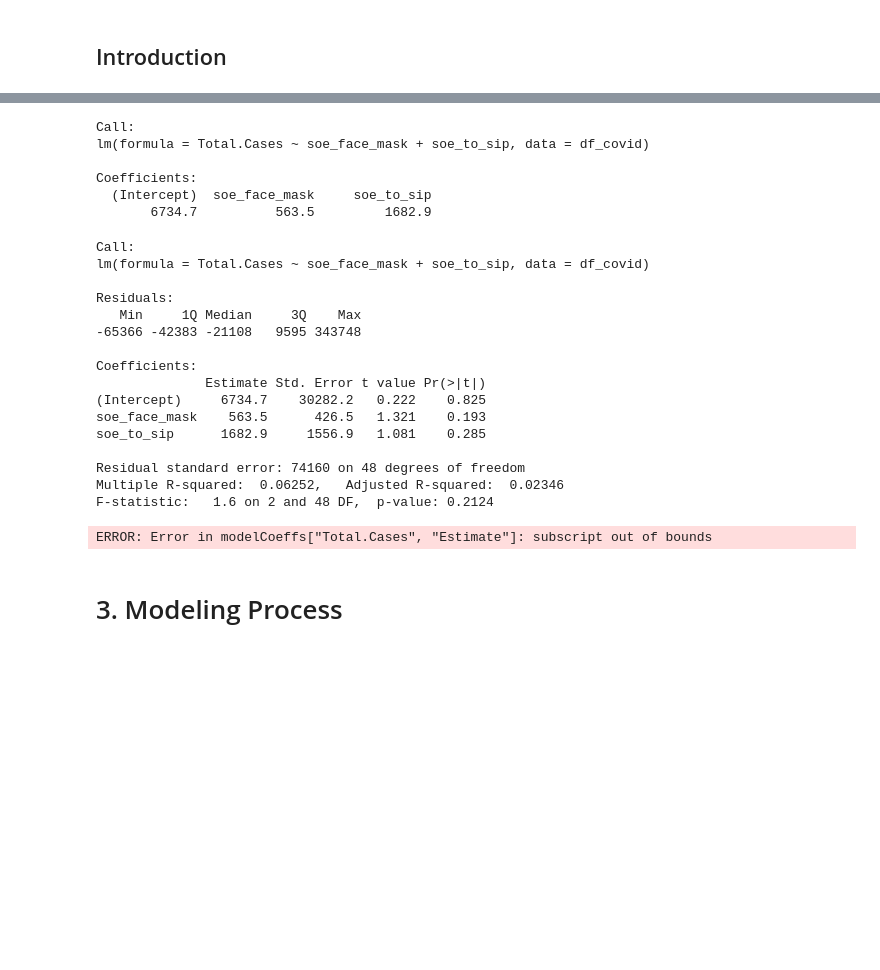
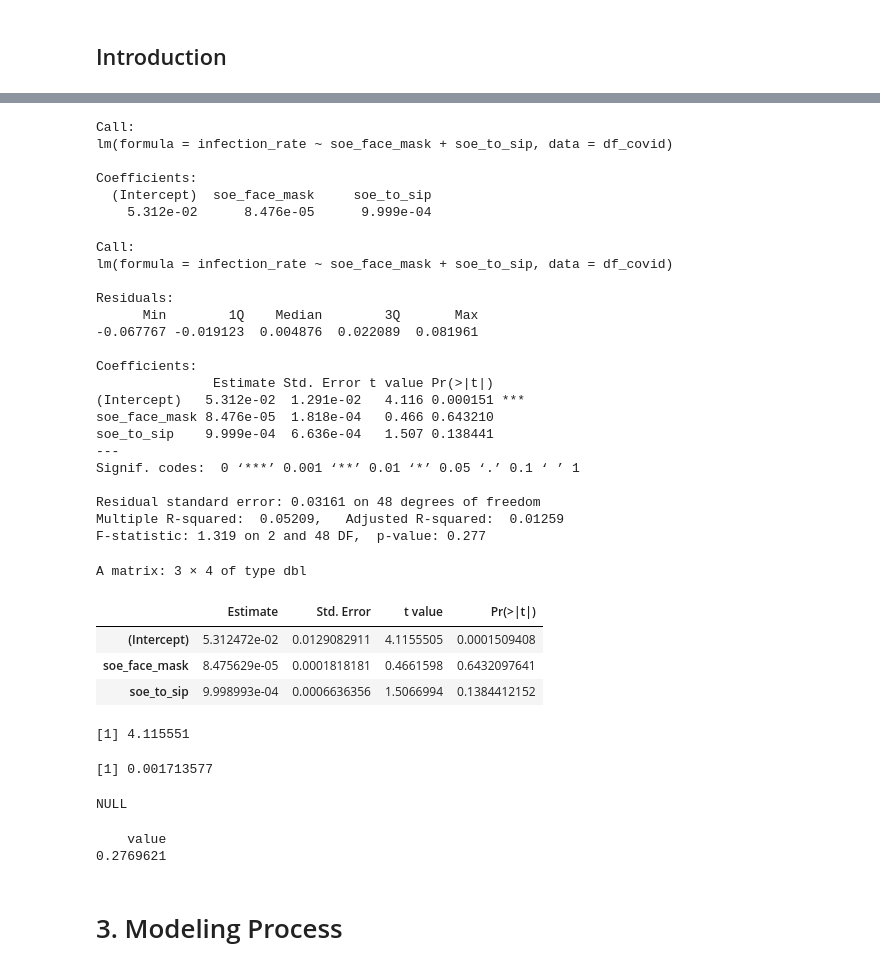
Before and after one commit to mfan86/mids-w203, a Jupyter notebook: lab3/draft_lab3_covid.ipynb, the cells around one changed output, grey strips where cells are left out. Drawn from its saved outputs; the diff is of its cells as text; code cells hidden in the pictures; blank space fills up the shorter version.

```diff
--- a/lab3/draft_lab3_covid.ipynb
+++ b/lab3/draft_lab3_covid.ipynb
@@ -158,46 +145,59 @@ scatter.smooth(x=df_covid$soe_to_sip, y=df_covid$Total.Cases, main="A ~ B")  # s
 # %%
-linearMod <- lm(Total.Cases ~ soe_face_mask + soe_to_sip, data=df_covid)  # build linear regression model on full data
+linearMod <- lm(infection_rate ~ soe_face_mask + soe_to_sip, data=df_covid)  # build linear regression model on full data
 print(linearMod)
 summary(linearMod)  # model summary
 # %% [output]
 Call:
-lm(formula = Total.Cases ~ soe_face_mask + soe_to_sip, data = df_covid)
+lm(formula = infection_rate ~ soe_face_mask + soe_to_sip, data = df_covid)
 
 Coefficients:
   (Intercept)  soe_face_mask     soe_to_sip
-       6734.7          563.5         1682.9
+    5.312e-02      8.476e-05      9.999e-04
 Call:
-lm(formula = Total.Cases ~ soe_face_mask + soe_to_sip, data = df_covid)
+lm(formula = infection_rate ~ soe_face_mask + soe_to_sip, data = df_covid)
 
 Residuals:
-   Min     1Q Median     3Q    Max
--65366 -42383 -21108   9595 343748
+      Min        1Q    Median        3Q       Max
+-0.067767 -0.019123  0.004876  0.022089  0.081961
 
 Coefficients:
-              Estimate Std. Error t value Pr(>|t|)
-(Intercept)     6734.7    30282.2   0.222    0.825
-soe_face_mask    563.5      426.5   1.321    0.193
-soe_to_sip      1682.9     1556.9   1.081    0.285
+               Estimate Std. Error t value Pr(>|t|)
+(Intercept)   5.312e-02  1.291e-02   4.116 0.000151 ***
+soe_face_mask 8.476e-05  1.818e-04   0.466 0.643210
+soe_to_sip    9.999e-04  6.636e-04   1.507 0.138441
+---
+Signif. codes:  0 ‘***’ 0.001 ‘**’ 0.01 ‘*’ 0.05 ‘.’ 0.1 ‘ ’ 1
 
-Residual standard error: 74160 on 48 degrees of freedom
-Multiple R-squared:  0.06252,   Adjusted R-squared:  0.02346
-F-statistic:   1.6 on 2 and 48 DF,  p-value: 0.2124
+Residual standard error: 0.03161 on 48 degrees of freedom
+Multiple R-squared:  0.05209,   Adjusted R-squared:  0.01259
+F-statistic: 1.319 on 2 and 48 DF,  p-value: 0.277
 # %%
 modelSummary <- summary(linearMod)  # capture model summary as an object
 modelCoeffs <- modelSummary$coefficients  # model coefficients
-beta.estimate <- modelCoeffs["Total.Cases", "Estimate"]  # get beta estimate for speed
-std.error <- modelCoeffs["Total.Cases", "Std. Error"]  # get std.error for speed
+modelCoeffs
+
+beta.estimate <- modelCoeffs["(Intercept)", "Estimate"]  # get beta estimate for infection_rate
+std.error <- modelCoeffs["(Intercept)", "Std. Error"]  # get std.error for infection_rate
 t_value <- beta.estimate/std.error  # calc t statistic
 p_value <- 2*pt(-abs(t_value), df=nrow(cars)-ncol(df_covid))  # calc p Value
 f_statistic <- linearMod$fstatistic[1]  # fstatistic
 f <- summary(linearMod)$fstatistic  # parameters for model p-value calc
 model_p <- pf(f[1], f[2], f[3], lower=FALSE)
 t_value
 p_value
 f_statistic
 model_p
 # %% [output]
-ERROR: Error in modelCoeffs["Total.Cases", "Estimate"]: subscript out of bounds
+A matrix: 3 × 4 of type dbl
+|  | Estimate | Std. Error | t value | Pr(>|t|) |
+| (Intercept) | 5.312472e-02 | 0.0129082911 | 4.1155505 | 0.0001509408 |
+| soe_face_mask | 8.475629e-05 | 0.0001818181 | 0.4661598 | 0.6432097641 |
+| soe_to_sip | 9.998993e-04 | 0.0006636356 | 1.5066994 | 0.1384412152 |
+[1] 4.115551
+[1] 0.001713577
+NULL
+    value
+0.2769621
 # %% [markdown]
 # 3. Modeling Process
 # %% [markdown]
```
Also changed, not shown: parts of 4 cells of this notebook.
